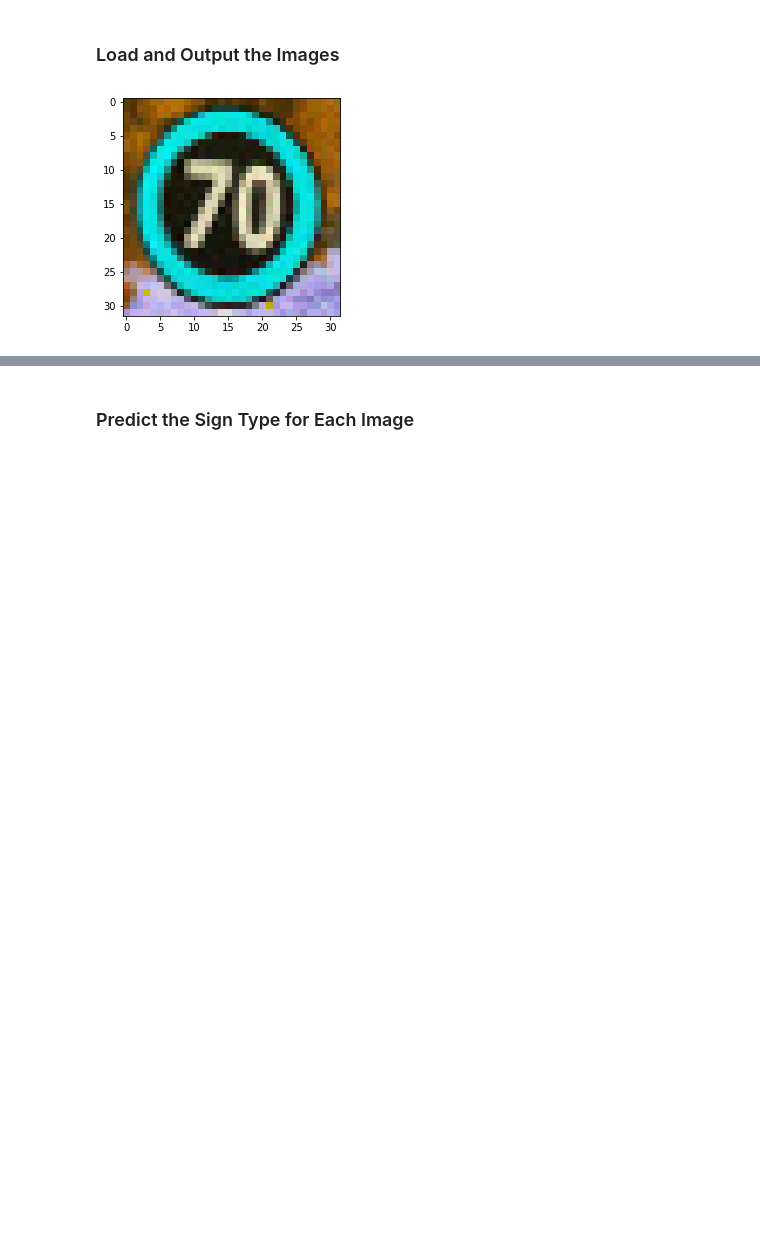
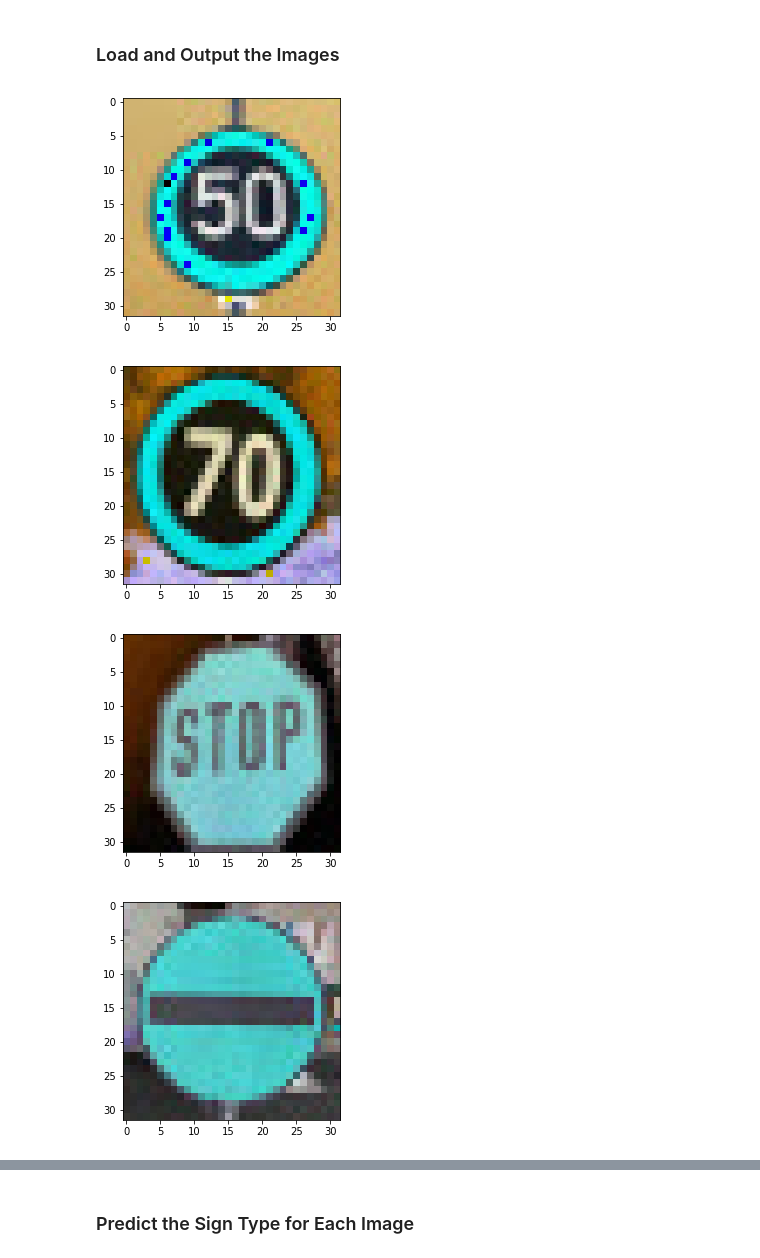
Before and after one commit to wujiang/CarND-Traffic-Sign-Classifier-Project, a Jupyter notebook: Traffic_Sign_Classifier.ipynb, the cells around one changed output, grey strips where cells are left out. Cells and saved outputs as stored; diff of their text form; code cells hidden in the pictures; blank space fills up the shorter version.

```diff
--- a/Traffic_Sign_Classifier.ipynb
+++ b/Traffic_Sign_Classifier.ipynb
@@ -180,8 +223,8 @@ import tensorflow as tf
 from tensorflow.contrib.layers import flatten
 
 
-EPOCHS = 20
-BATCH_SIZE = 60
+EPOCHS = 50
+BATCH_SIZE = 100
 
 
 def LeNet(x):
@@ -270,6 +313,7 @@ def evaluate(X_data, y_data):
     return total_accuracy / num_examples
 
 
+
 with tf.Session(config=tf.ConfigProto(log_device_placement=True)) as sess:
     sess.run(tf.global_variables_initializer())
     num_examples = len(X_train)
@@ -284,8 +328,10 @@ with tf.Session(config=tf.ConfigProto(log_device_placement=True)) as sess:
             sess.run(training_operation, feed_dict={x: batch_x, y: batch_y})
 
         validation_accuracy = evaluate(X_valid, y_valid)
+        training_accuracy = evaluate(X_train, y_train)
         print("EPOCH {} ...".format(i+1))
-        print("Validation Accuracy = {:.3f}".format(validation_accuracy))
+        print("Validation Accuracy = {:.3f}, Training Accuracy = {:.3f}"
+              .format(validation_accuracy, training_accuracy))
         print()
 
     saver.save(sess, './lenet')
@@ -327,25 +373,28 @@ You may find `signnames.csv` useful as it contains mappings from the class id (i
 # %%
 ### Load the images and plot them here.
 ### Feel free to use as many code cells as needed.
 import matplotlib.image as mpimg
 from os import path
 
 
 test_images_path = "test_images/"
 feature_names = [
     2,
     4,
     14,
     17,
     28,
 ]
 X_test_images = np.zeros((len(feature_names), 32, 32, 3))
 for i, f in enumerate(feature_names):
     img = mpimg.imread(path.join(test_images_path, "{}.jpeg".format(f)))
     X_test_images[i] = img
-
-plt.imshow(X_test_images[1])
+    plt.figure()
+    plt.imshow(X_test_images[i])
 
 X_test_images = normalize(X_test_images)
 # %% [output]
-[figure, old version]
+[figure, new version]
+[figure, added]
+[figure, added]
+[figure, added]
```
Also changed, not shown: parts of 7 cells of this notebook, 3 other files.
